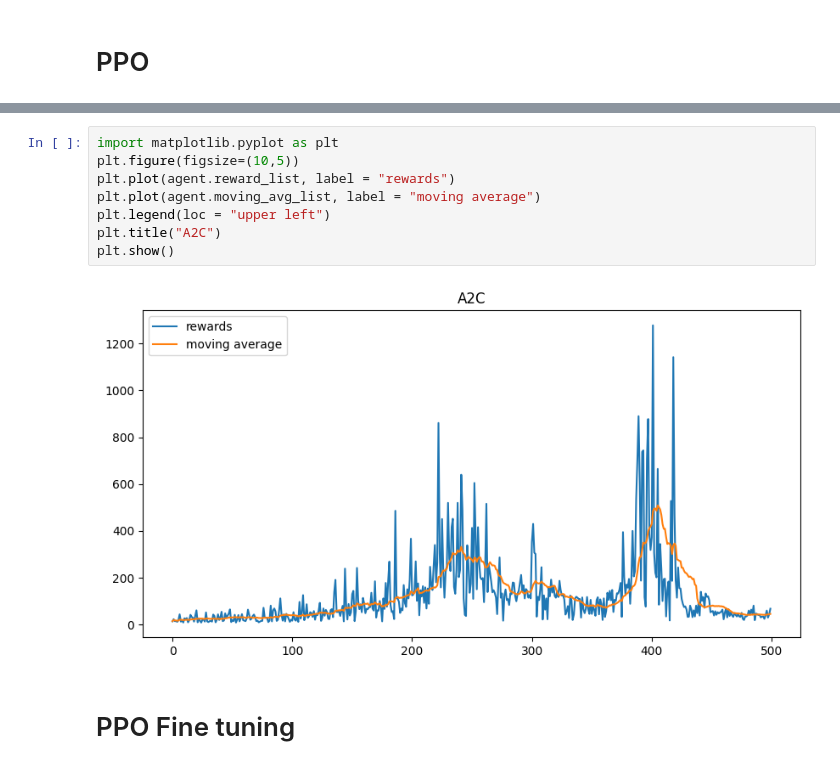
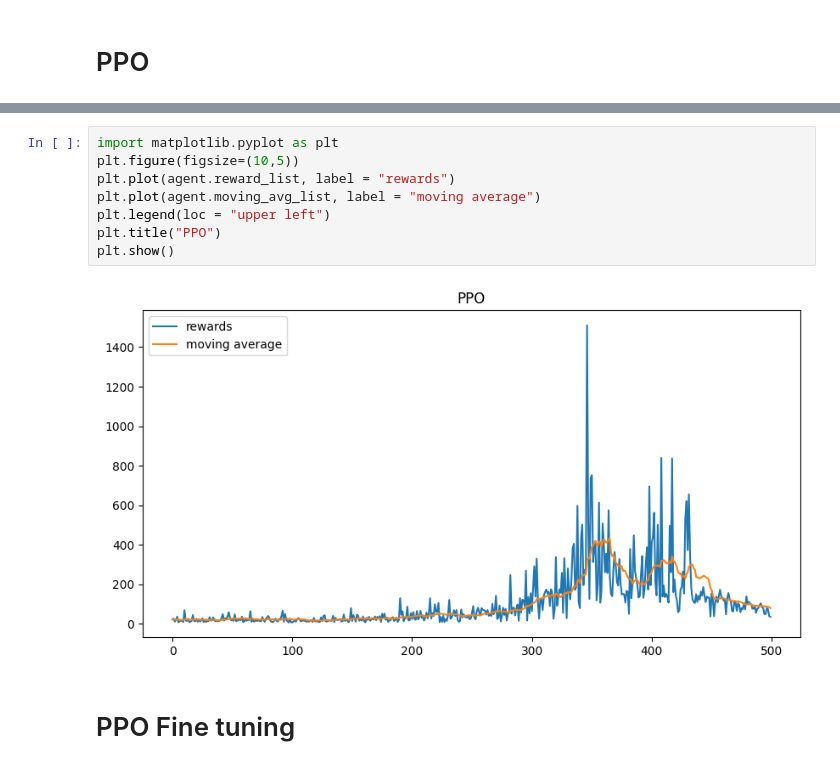
Before and after one commit to jmSNU/RL_practice, a Jupyter notebook: exercise.ipynb, the cells around one changed output, grey strips where cells are left out. Saved outputs shown, nothing was run; the diff lists cells and outputs as text.

```diff
--- a/exercise.ipynb
+++ b/exercise.ipynb
@@ -979,13 +979,13 @@ INFO:tensorflow:Assets written to: ./model/ppo/assets
 # %%
 import matplotlib.pyplot as plt
 plt.figure(figsize=(10,5))
 plt.plot(agent.reward_list, label = "rewards")
 plt.plot(agent.moving_avg_list, label = "moving average")
 plt.legend(loc = "upper left")
-plt.title("A2C")
+plt.title("PPO")
 plt.show()
 # %% [output]
-[figure, old version]
+[figure, new version]
 # %% [markdown]
 PPO Fine tuning
 =====
```
Also changed, not shown: parts of 10 cells of this notebook.
